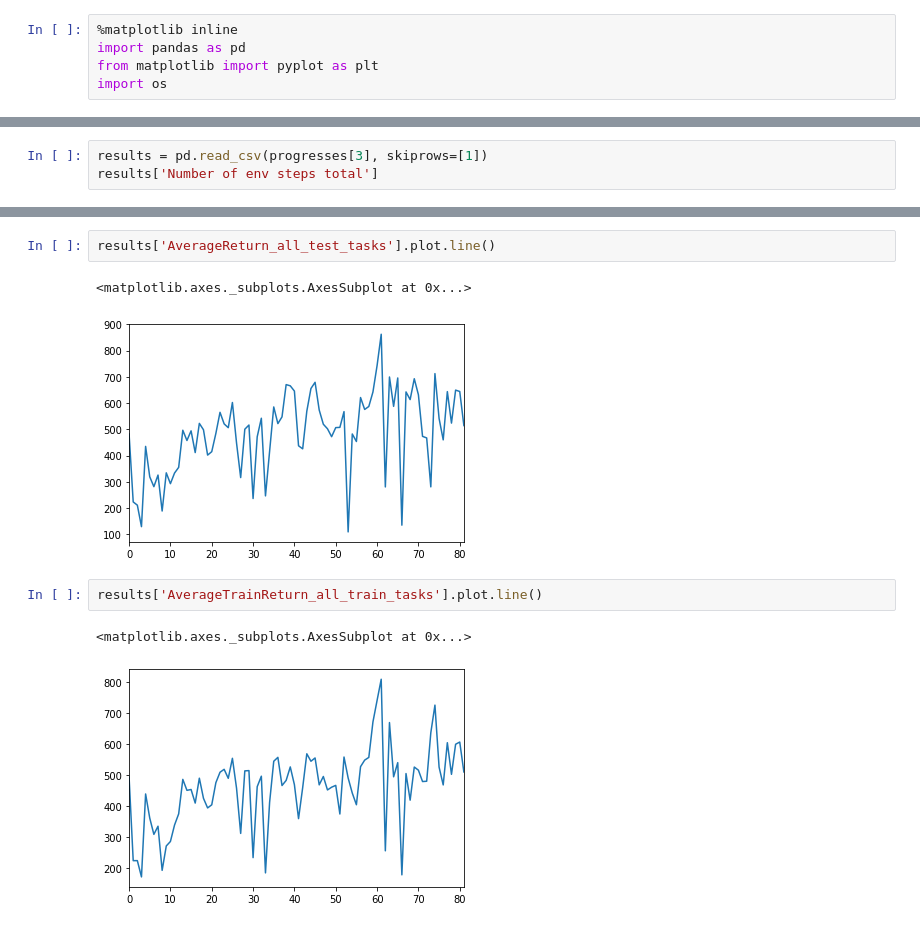
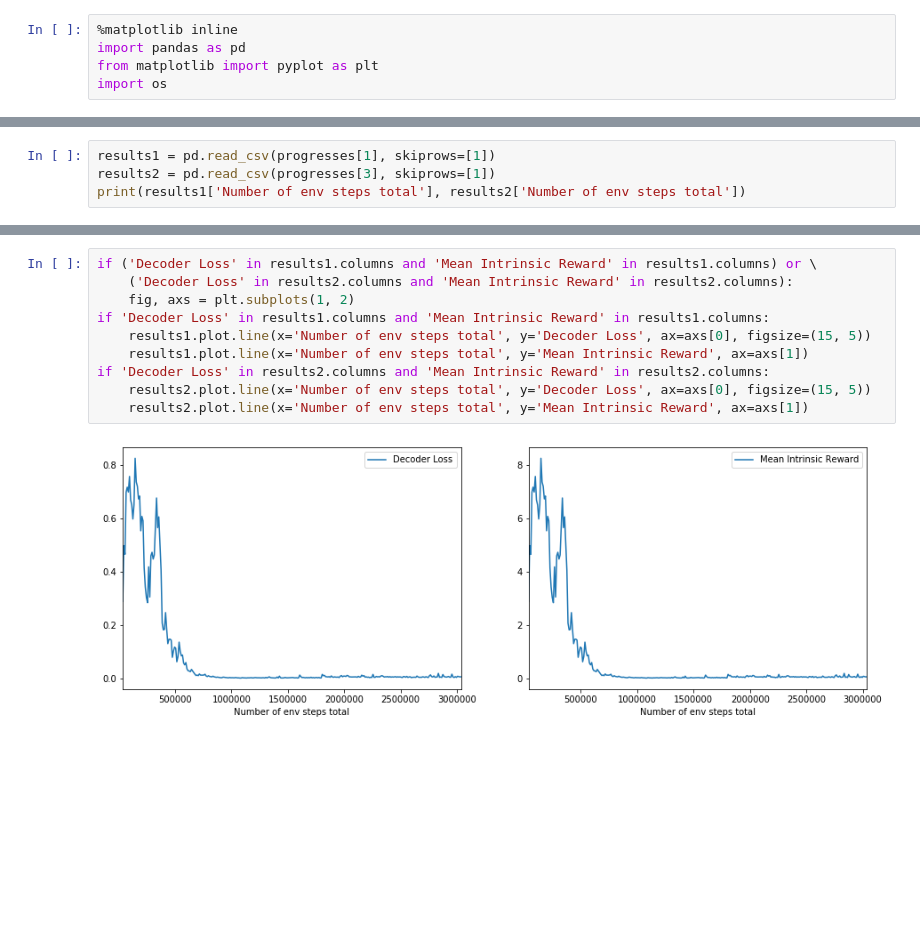
Before and after one commit to bryanlincoln/oyster, a Jupyter notebook: visualize.ipynb, the cells around one changed output, grey strips where cells are left out. Cells and saved outputs as stored; diff of their text form; blank space fills up the shorter version.

```diff
--- a/visualize.ipynb
+++ b/visualize.ipynb
@@ -18,5 +41,6 @@ output/humanoid-dir/2020_02_05_00_35_33/progress.csv
 output/dgx-humanoid-dir/2020_02_04_12_53_44/progress.csv
 # %%
-results = pd.read_csv(progresses[3], skiprows=[1])
-results['Number of env steps total']
+results1 = pd.read_csv(progresses[1], skiprows=[1])
+results2 = pd.read_csv(progresses[3], skiprows=[1])
+print(results1['Number of env steps total'], results2['Number of env steps total'])
 # %% [output]
@@ -108,10 +88,12 @@ results['AverageReturn_all_train_tasks'].plot.line()
-# %%
-results['AverageReturn_all_test_tasks'].plot.line()
-# %% [output]
-<matplotlib.axes._subplots.AxesSubplot at 0x...>
-[figure, removed]
-# %%
-results['AverageTrainReturn_all_train_tasks'].plot.line()
-# %% [output]
-<matplotlib.axes._subplots.AxesSubplot at 0x...>
-[figure, removed]
+# %%
+if ('Decoder Loss' in results1.columns and 'Mean Intrinsic Reward' in results1.columns) or \
+    ('Decoder Loss' in results2.columns and 'Mean Intrinsic Reward' in results2.columns):
+    fig, axs = plt.subplots(1, 2)
+if 'Decoder Loss' in results1.columns and 'Mean Intrinsic Reward' in results1.columns:
+    results1.plot.line(x='Number of env steps total', y='Decoder Loss', ax=axs[0], figsize=(15, 5))
+    results1.plot.line(x='Number of env steps total', y='Mean Intrinsic Reward', ax=axs[1])
+if 'Decoder Loss' in results2.columns and 'Mean Intrinsic Reward' in results2.columns:
+    results2.plot.line(x='Number of env steps total', y='Decoder Loss', ax=axs[0], figsize=(15, 5))
+    results2.plot.line(x='Number of env steps total', y='Mean Intrinsic Reward', ax=axs[1])
+# %% [output]
+[figure, added]
```
Also changed, not shown: parts of 14 cells of this notebook, 5 other files.
